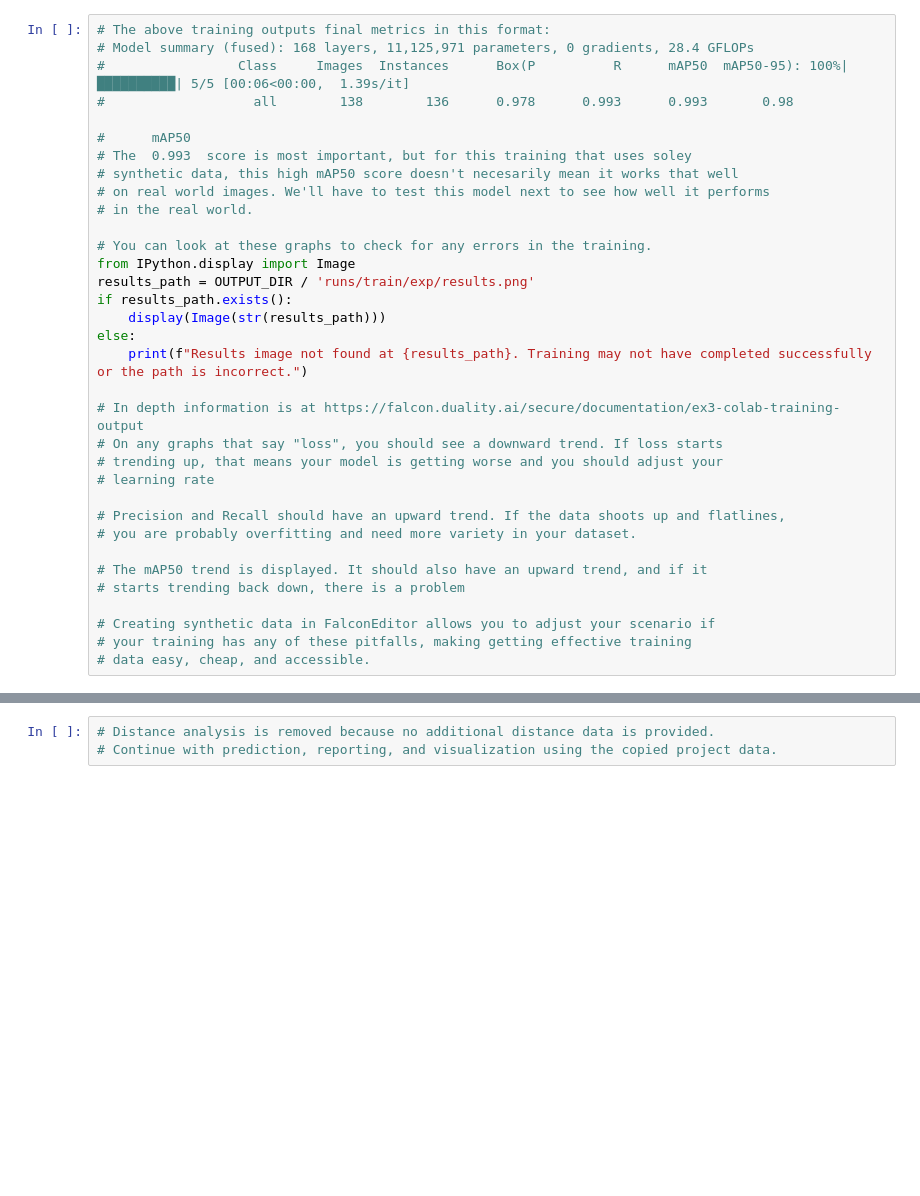
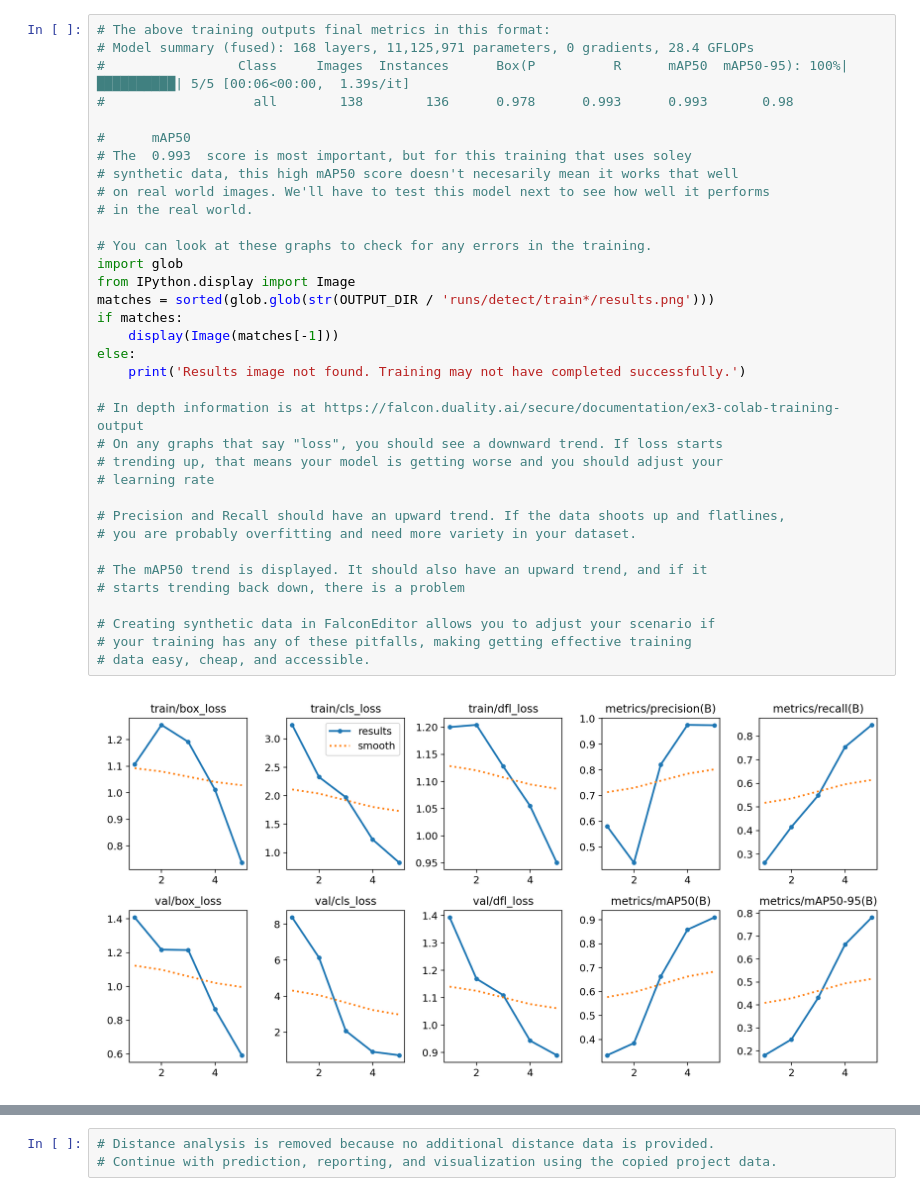
Before and after one commit to dipesh4000/Spacestation_objects_detection_duality, a Jupyter notebook: syntheticDataWorks_multiclass.ipynb, the cells around one changed output, grey strips where cells are left out. Cells and saved outputs as stored; diff of their text form; blank space fills up the shorter version.

```diff
--- a/syntheticDataWorks_multiclass.ipynb
+++ b/syntheticDataWorks_multiclass.ipynb
@@ -142,37 +212,40 @@ display(imageA)
 # %%
 # The above training outputs final metrics in this format:
 # Model summary (fused): 168 layers, 11,125,971 parameters, 0 gradients, 28.4 GFLOPs
 #                 Class     Images  Instances      Box(P          R      mAP50  mAP50-95): 100%|██████████| 5/5 [00:06<00:00,  1.39s/it]
 #                   all        138        136      0.978      0.993      0.993       0.98
 
 #      mAP50
 # The  0.993  score is most important, but for this training that uses soley
 # synthetic data, this high mAP50 score doesn't necesarily mean it works that well
 # on real world images. We'll have to test this model next to see how well it performs
 # in the real world.
 
 # You can look at these graphs to check for any errors in the training.
+import glob
 from IPython.display import Image
-results_path = OUTPUT_DIR / 'runs/train/exp/results.png'
-if results_path.exists():
-    display(Image(str(results_path)))
+matches = sorted(glob.glob(str(OUTPUT_DIR / 'runs/detect/train*/results.png')))
+if matches:
+    display(Image(matches[-1]))
 else:
-    print(f"Results image not found at {results_path}. Training may not have completed successfully or the path is incorrect.")
+    print('Results image not found. Training may not have completed successfully.')
 
 # In depth information is at https://falcon.duality.ai/secure/documentation/ex3-colab-training-output
 # On any graphs that say "loss", you should see a downward trend. If loss starts
 # trending up, that means your model is getting worse and you should adjust your
 # learning rate
 
 # Precision and Recall should have an upward trend. If the data shoots up and flatlines,
 # you are probably overfitting and need more variety in your dataset.
 
 # The mAP50 trend is displayed. It should also have an upward trend, and if it
 # starts trending back down, there is a problem
 
 # Creating synthetic data in FalconEditor allows you to adjust your scenario if
 # your training has any of these pitfalls, making getting effective training
 # data easy, cheap, and accessible.
+# %% [output]
+[figure, added]
 # %%
 # In order to see how the model performs in the physical world, we must test it
 # on images from the physcial world.
```
Also changed, not shown: parts of 13 cells of this notebook, 1 other file.
